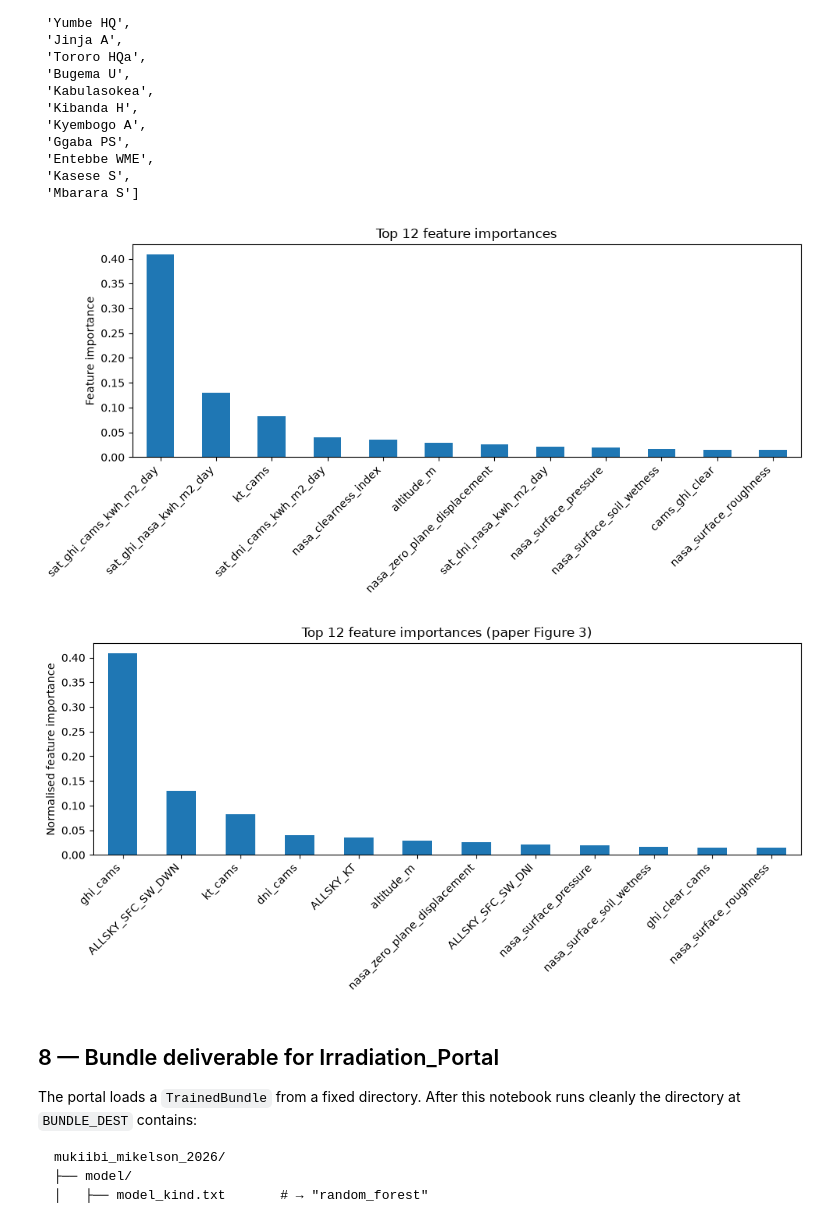
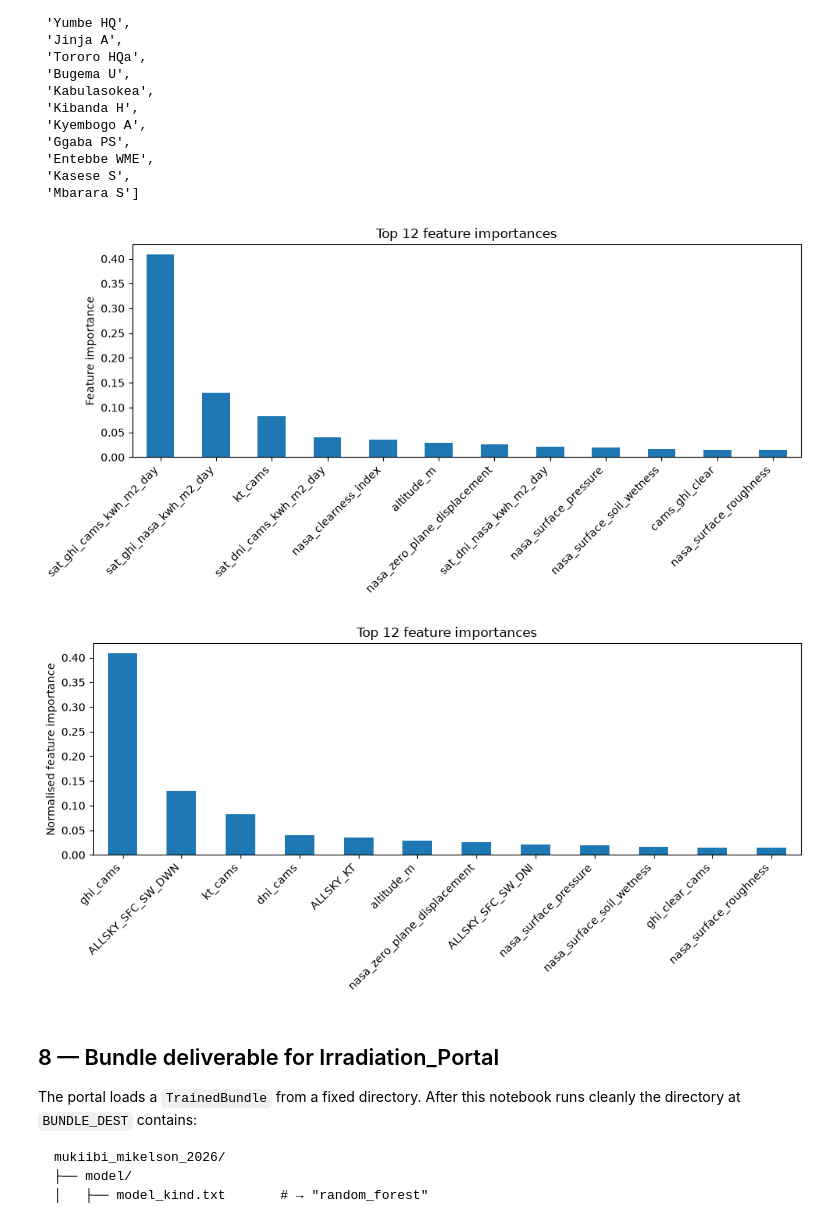
Before and after one commit to Marconi-Lab/SolarIrradiation, a Jupyter notebook: notebooks/papers/mukiibi_mikelson_2026/01_recomputation.ipynb, the cells around one changed output. Saved outputs shown, nothing was run; the diff lists cells and outputs as text; code cells hidden in the pictures.

```diff
--- a/notebooks/papers/mukiibi_mikelson_2026/01_recomputation.ipynb
+++ b/notebooks/papers/mukiibi_mikelson_2026/01_recomputation.ipynb
@@ -1037,35 +1077,35 @@ auxscripts.plot_figure_2_grid(
 # Paper Figure 3 — feature importances with paper Table II variable names.
 from susse.evaluation.plots import plot_feature_importances_top_n
 import matplotlib.pyplot as plt
 
 top_importances = plot_feature_importances_top_n(
     bundle, feature_columns=processed.feature_columns, top_n=12,
 )
 
 # Rename warehouse column IDs to the paper's Table II names.
 top_importances = top_importances.rename(index={
     "sat_ghi_nasa_kwh_m2_day": "ALLSKY_SFC_SW_DWN",
     "sat_ghi_cams_kwh_m2_day": "ghi_cams",
     "kt_cams":                  "kt_cams",
     "nasa_clearness_index":     "ALLSKY_KT",
     "nasa_cloud_amount":        "CLOUD_AMT",
     "sat_dni_nasa_kwh_m2_day":  "ALLSKY_SFC_SW_DNI",
     "sat_dni_cams_kwh_m2_day":  "dni_cams",
     "cams_ghi_clear":           "ghi_clear_cams",
     "sat_dhi_cams_kwh_m2_day":  "dhi_cams",
     "cams_dhi_clear":           "dhi_clear_cams",
 })
 
 fig, ax = plt.subplots(figsize=(10, 5))
 top_importances.plot.bar(ax=ax, color="#1f77b4")
 ax.set_ylabel("Normalised feature importance")
-ax.set_title("Top 12 feature importances (paper Figure 3)")
+ax.set_title("Top 12 feature importances")
 plt.xticks(rotation=45, ha="right")
 fig.tight_layout()
 plt.show()
 # %% [output]
 [figure]
-[figure, old version]
+[figure, new version]
 # %% [markdown]
 ## 8 — Bundle deliverable for Irradiation_Portal
 
```
Also changed, not shown: parts of 2 cells of this notebook, 1 other file.
